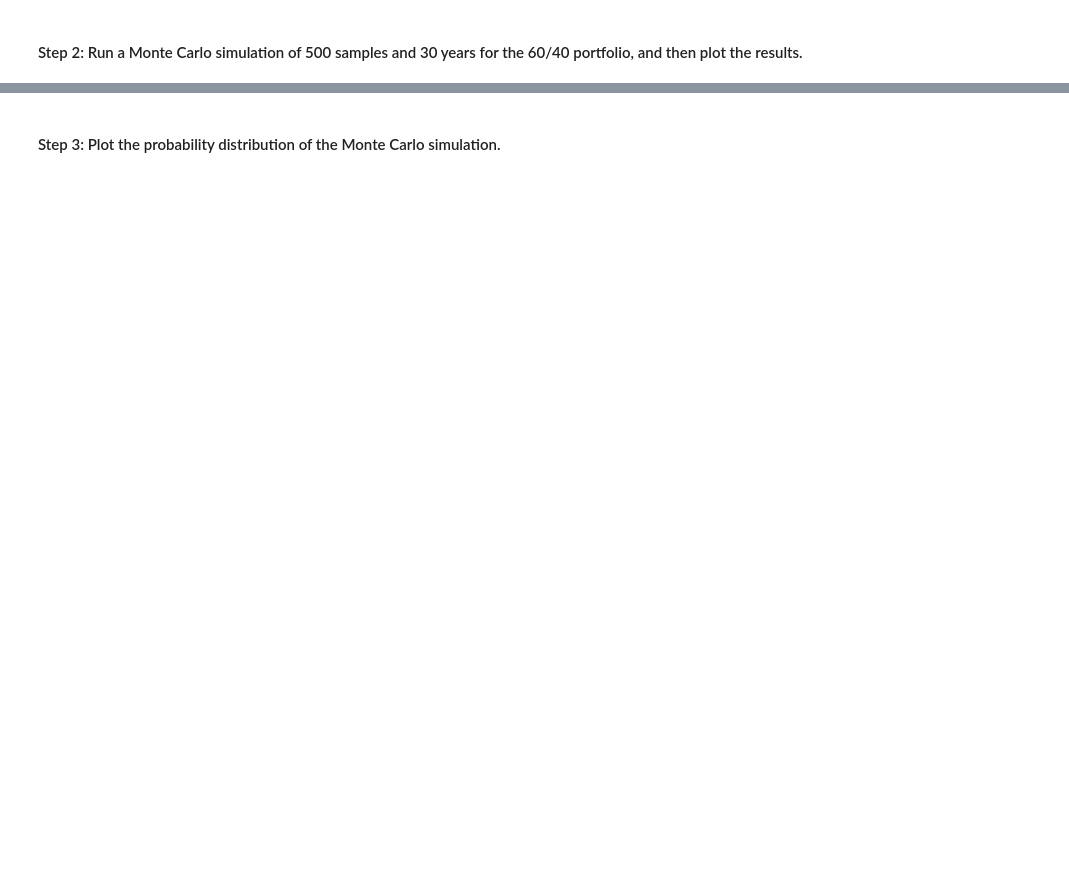
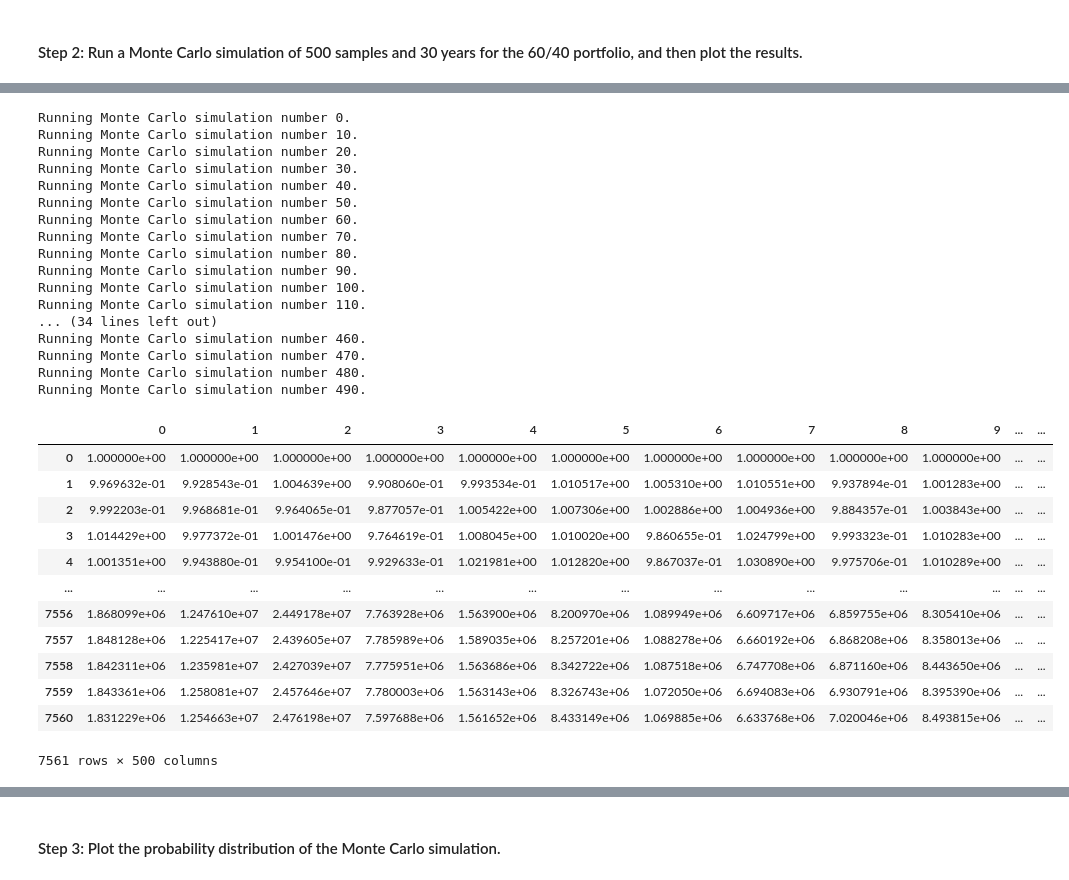
Before and after one commit to codetree4u/FinancialPlannerForRetirement, a Jupyter notebook: financial_planning_tools.ipynb, the cells around one changed output, grey strips where cells are left out. Drawn from its saved outputs; the diff is of its cells as text; code cells hidden in the pictures; blank space fills up the shorter version.

```diff
--- a/financial_planning_tools.ipynb
+++ b/financial_planning_tools.ipynb
@@ -546,6 +613,38 @@ In this section, you’ll use the MCForecastTools library to create a Monte Carl
 # %%
 # Run the Monte Carlo simulation to forecast 30 years cumulative returns
 # YOUR CODE HERE
+MC_even_weight.calc_cumulative_return()
+# %% [output]
+Running Monte Carlo simulation number 0.
+Running Monte Carlo simulation number 10.
+Running Monte Carlo simulation number 20.
+Running Monte Carlo simulation number 30.
+Running Monte Carlo simulation number 40.
+Running Monte Carlo simulation number 50.
+Running Monte Carlo simulation number 60.
+Running Monte Carlo simulation number 70.
+Running Monte Carlo simulation number 80.
+Running Monte Carlo simulation number 90.
+Running Monte Carlo simulation number 100.
+Running Monte Carlo simulation number 110.
+... (34 lines left out)
+Running Monte Carlo simulation number 460.
+Running Monte Carlo simulation number 470.
+Running Monte Carlo simulation number 480.
+Running Monte Carlo simulation number 490.
+|  | 0 | 1 | 2 | 3 | 4 | 5 | 6 | 7 | 8 | 9 | ... | ... |
+| 0 | 1.000000e+00 | 1.000000e+00 | 1.000000e+00 | 1.000000e+00 | 1.000000e+00 | 1.000000e+00 | 1.000000e+00 | 1.000000e+00 | 1.000000e+00 | 1.000000e+00 | ... | ... |
+| 1 | 9.969632e-01 | 9.928543e-01 | 1.004639e+00 | 9.908060e-01 | 9.993534e-01 | 1.010517e+00 | 1.005310e+00 | 1.010551e+00 | 9.937894e-01 | 1.001283e+00 | ... | ... |
+| 2 | 9.992203e-01 | 9.968681e-01 | 9.964065e-01 | 9.877057e-01 | 1.005422e+00 | 1.007306e+00 | 1.002886e+00 | 1.004936e+00 | 9.884357e-01 | 1.003843e+00 | ... | ... |
+| 3 | 1.014429e+00 | 9.977372e-01 | 1.001476e+00 | 9.764619e-01 | 1.008045e+00 | 1.010020e+00 | 9.860655e-01 | 1.024799e+00 | 9.993323e-01 | 1.010283e+00 | ... | ... |
+| 4 | 1.001351e+00 | 9.943880e-01 | 9.954100e-01 | 9.929633e-01 | 1.021981e+00 | 1.012820e+00 | 9.867037e-01 | 1.030890e+00 | 9.975706e-01 | 1.010289e+00 | ... | ... |
+| ... | ... | ... | ... | ... | ... | ... | ... | ... | ... | ... | ... | ... |
+| 7556 | 1.868099e+06 | 1.247610e+07 | 2.449178e+07 | 7.763928e+06 | 1.563900e+06 | 8.200970e+06 | 1.089949e+06 | 6.609717e+06 | 6.859755e+06 | 8.305410e+06 | ... | ... |
+| 7557 | 1.848128e+06 | 1.225417e+07 | 2.439605e+07 | 7.785989e+06 | 1.589035e+06 | 8.257201e+06 | 1.088278e+06 | 6.660192e+06 | 6.868208e+06 | 8.358013e+06 | ... | ... |
+| 7558 | 1.842311e+06 | 1.235981e+07 | 2.427039e+07 | 7.775951e+06 | 1.563686e+06 | 8.342722e+06 | 1.087518e+06 | 6.747708e+06 | 6.871160e+06 | 8.443650e+06 | ... | ... |
+| 7559 | 1.843361e+06 | 1.258081e+07 | 2.457646e+07 | 7.780003e+06 | 1.563143e+06 | 8.326743e+06 | 1.072050e+06 | 6.694083e+06 | 6.930791e+06 | 8.395390e+06 | ... | ... |
+| 7560 | 1.831229e+06 | 1.254663e+07 | 2.476198e+07 | 7.597688e+06 | 1.561652e+06 | 8.433149e+06 | 1.069885e+06 | 6.633768e+06 | 7.020046e+06 | 8.493815e+06 | ... | ... |
+7561 rows × 500 columns
 # %%
 # Visualize the 30-year Monte Carlo simulation by creating an
 # overlay line plot
```
Also changed, not shown: parts of 12 cells of this notebook.
